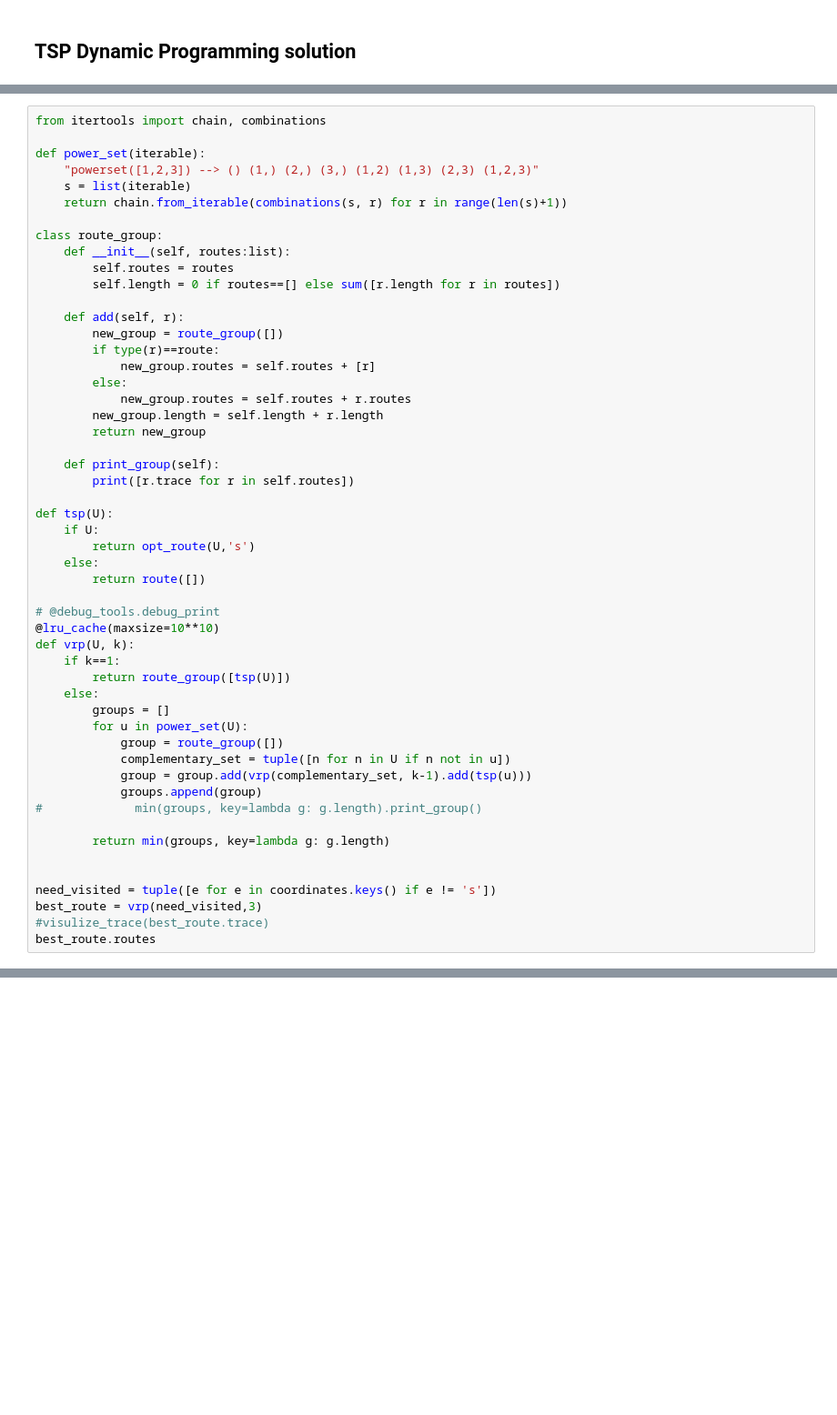
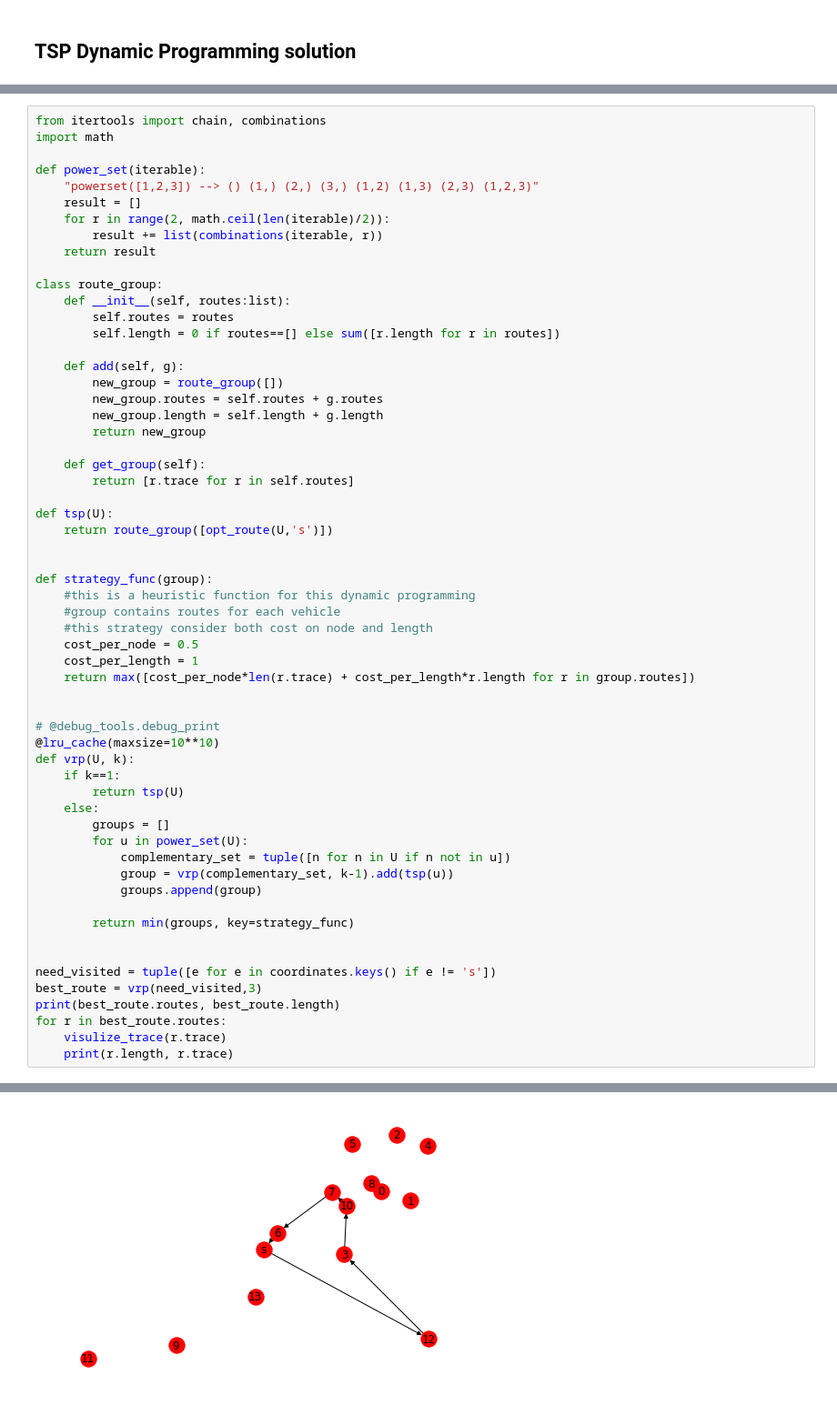
Before and after one commit to LuanBoheng/NLP-course, a Jupyter notebook: week_4/VRP/_doc_VRP.ipynb, the cells around one changed output, grey strips where cells are left out. Shown: that part at 91% size. Saved outputs shown, nothing was run; the diff lists cells and outputs as text; blank space fills up the shorter version.

```diff
--- a/week_4/VRP/_doc_VRP.ipynb
+++ b/week_4/VRP/_doc_VRP.ipynb
@@ -115,53 +123,60 @@ print(best_route.length)
 # %%
 from itertools import chain, combinations
+import math
 
 def power_set(iterable):
     "powerset([1,2,3]) --> () (1,) (2,) (3,) (1,2) (1,3) (2,3) (1,2,3)"
-    s = list(iterable)
-    return chain.from_iterable(combinations(s, r) for r in range(len(s)+1))
+    result = []
+    for r in range(2, math.ceil(len(iterable)/2)):
+        result += list(combinations(iterable, r))
+    return result
 
 class route_group:
     def __init__(self, routes:list):
         self.routes = routes
         self.length = 0 if routes==[] else sum([r.length for r in routes])
 
-    def add(self, r):
+    def add(self, g):
         new_group = route_group([])
-        if type(r)==route:
-            new_group.routes = self.routes + [r]
-        else:
-            new_group.routes = self.routes + r.routes
-        new_group.length = self.length + r.length
+        new_group.routes = self.routes + g.routes
+        new_group.length = self.length + g.length
         return new_group
 
-    def print_group(self):
-        print([r.trace for r in self.routes])
+    def get_group(self):
+        return [r.trace for r in self.routes]
 
 def tsp(U):
-    if U:
-        return opt_route(U,'s')
-    else:
-        return route([])
+    return route_group([opt_route(U,'s')])
+
+
+def strategy_func(group):
+    #this is a heuristic function for this dynamic programming
+    #group contains routes for each vehicle
+    #this strategy consider both cost on node and length
+    cost_per_node = 0.5
+    cost_per_length = 1
+    return max([cost_per_node*len(r.trace) + cost_per_length*r.length for r in group.routes])
+
 
 # @debug_tools.debug_print
 @lru_cache(maxsize=10**10)
 def vrp(U, k):
     if k==1:
-        return route_group([tsp(U)])
+        return tsp(U)
     else:
         groups = []
         for u in power_set(U):
-            group = route_group([])
             complementary_set = tuple([n for n in U if n not in u])
-            group = group.add(vrp(complementary_set, k-1).add(tsp(u)))
+            group = vrp(complementary_set, k-1).add(tsp(u))
             groups.append(group)
-#             min(groups, key=lambda g: g.length).print_group()
 
-        return min(groups, key=lambda g: g.length)
+        return min(groups, key=strategy_func)
 
 
 need_visited = tuple([e for e in coordinates.keys() if e != 's'])
 best_route = vrp(need_visited,3)
-#visulize_trace(best_route.trace)
-best_route.routes
+print(best_route.routes, best_route.length)
+for r in best_route.routes:
+    visulize_trace(r.trace)
+    print(r.length, r.trace)
 # %% [output]
@@ -170,0 +184 @@ best_route.routes
+[figure, added]
```
Also changed, not shown: parts of 8 cells of this notebook, 1 other file.
